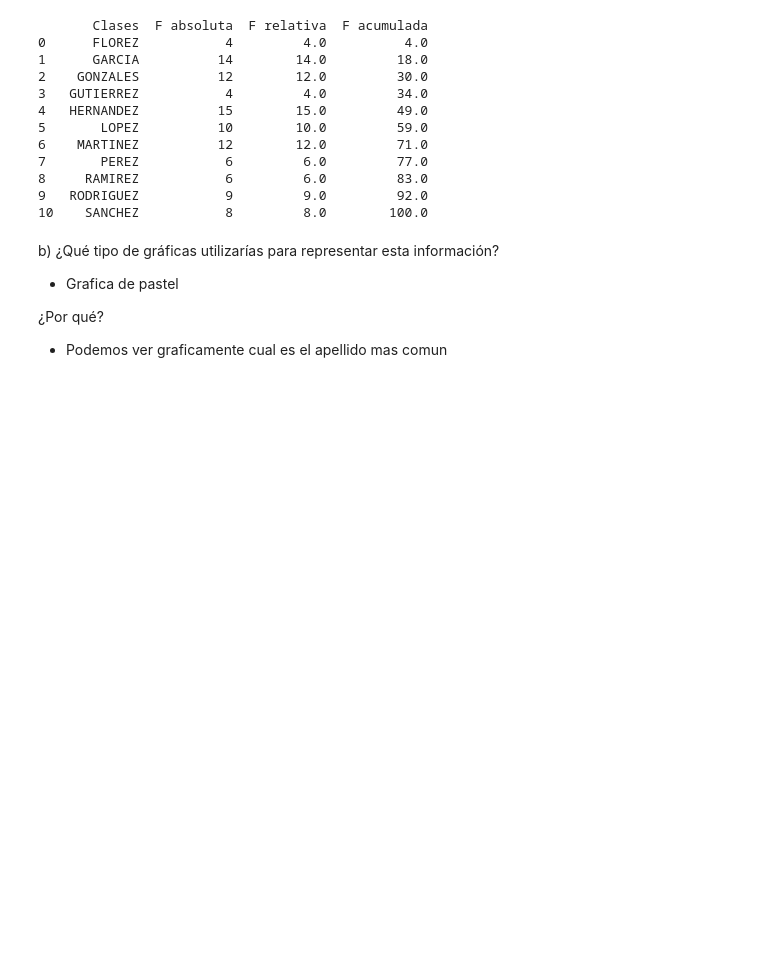
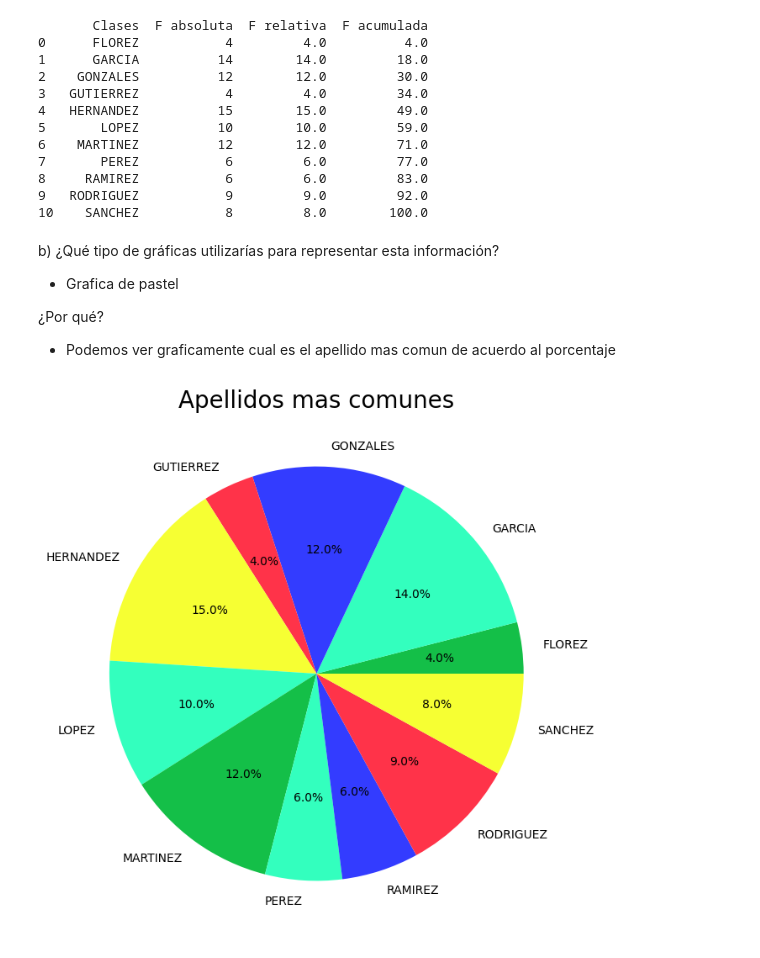
Before and after one commit to Isai23011/IMCVerano2024T1, a Jupyter notebook: Ejercicios.ipynb, the cells around one changed output. Cells and saved outputs as stored; diff of their text form; code cells hidden in the pictures; blank space fills up the shorter version.

```diff
--- a/Ejercicios.ipynb
+++ b/Ejercicios.ipynb
@@ -295,4 +295,12 @@ b) ¿Qué tipo de gráficas utilizarías para representar esta información?
 - Grafica de pastel
 
 ¿Por qué?
-- Podemos ver graficamente cual es el apellido mas comun
+- Podemos ver graficamente cual es el apellido mas comun de acuerdo al porcentaje
+# %%
+# Definicion de 'titulos'
+titulo = "Apellidos mas comunes"
+
+# Impresion de las tablas correspondientes
+pastel = re.plot_pie(fr_relativa,marcas_texto,titulo)
+# %% [output]
+[figure, added]
```
